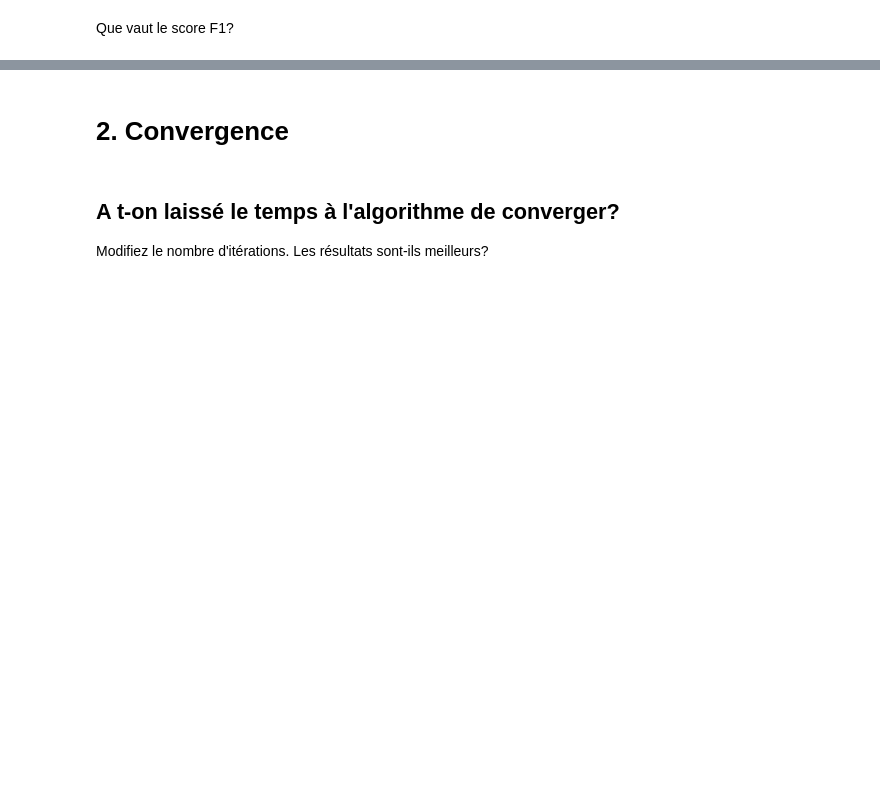
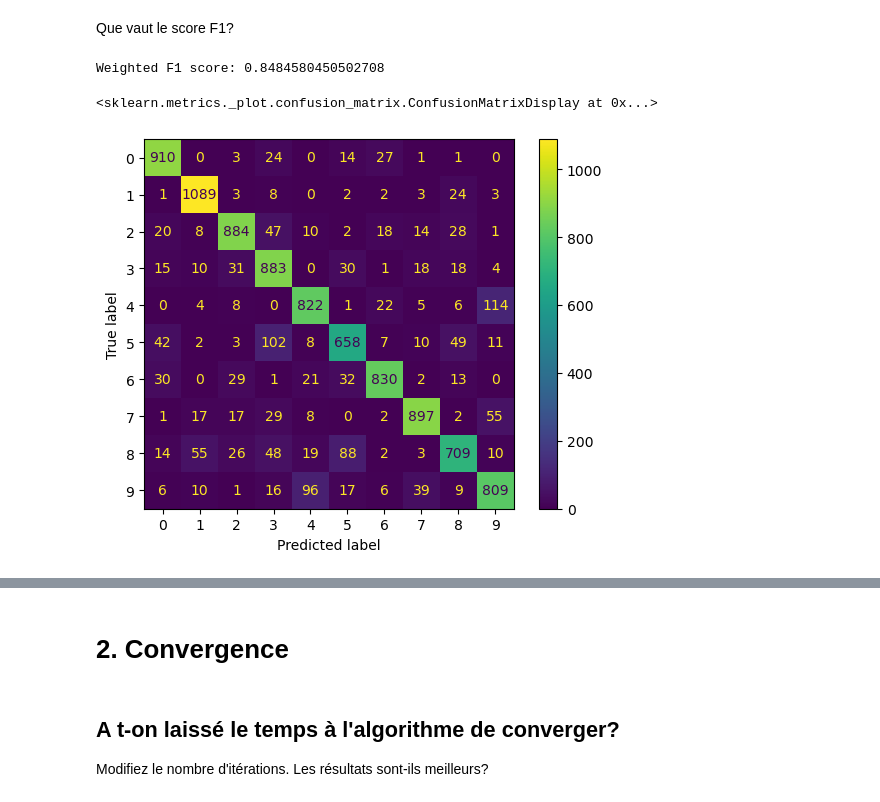
Before and after one commit to Akhyate-Brahim/ML, a Jupyter notebook: TPneuralNetworksSI4-2022.ipynb, the cells around one changed output, grey strips where cells are left out. Cells and saved outputs as stored; diff of their text form; code cells hidden in the pictures; blank space fills up the shorter version.

```diff
--- a/TPneuralNetworksSI4-2022.ipynb
+++ b/TPneuralNetworksSI4-2022.ipynb
@@ -61,0 +103,17 @@ Que vaut le score F1?
+# %%
+y_pred = model.predict(x_test, verbose=0)
+y_pred_classes = np.argmax(y_pred, axis=1)
+
+# Convert y_test from one-hot encoded vectors to class labels
+y_test_classes = np.argmax(y_test, axis=1)
+
+# Calculate the F1 score
+f1 = f1_score(y_test_classes, y_pred_classes, average='weighted')
+print('Weighted F1 score:', f1)
+
+# Display the color-coded confusion matrix
+ConfusionMatrixDisplay.from_predictions(y_test_classes, y_pred_classes)
+# %% [output]
+Weighted F1 score: 0.8484580450502708
+<sklearn.metrics._plot.confusion_matrix.ConfusionMatrixDisplay at 0x...>
+[figure, added]
```
Also changed, not shown: parts of 26 cells of this notebook, 2 other files.
